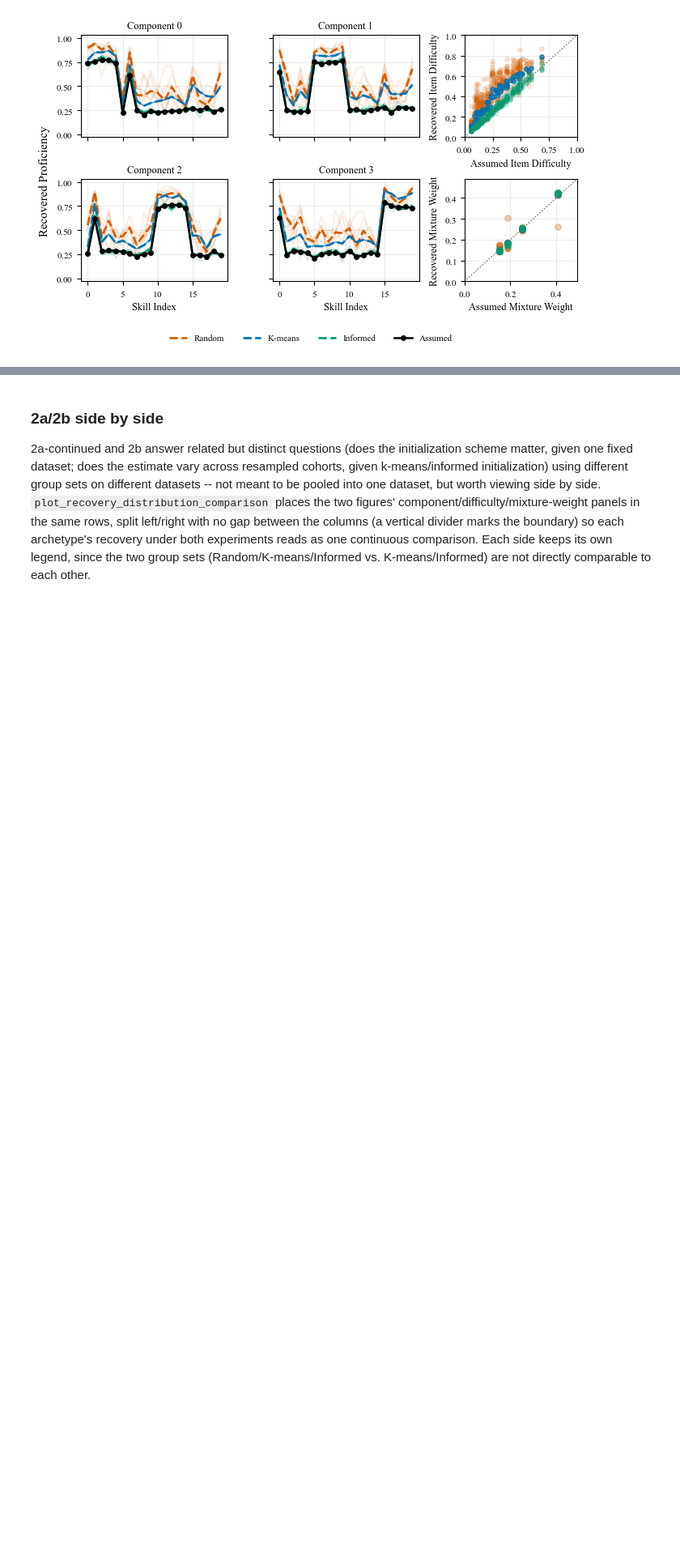
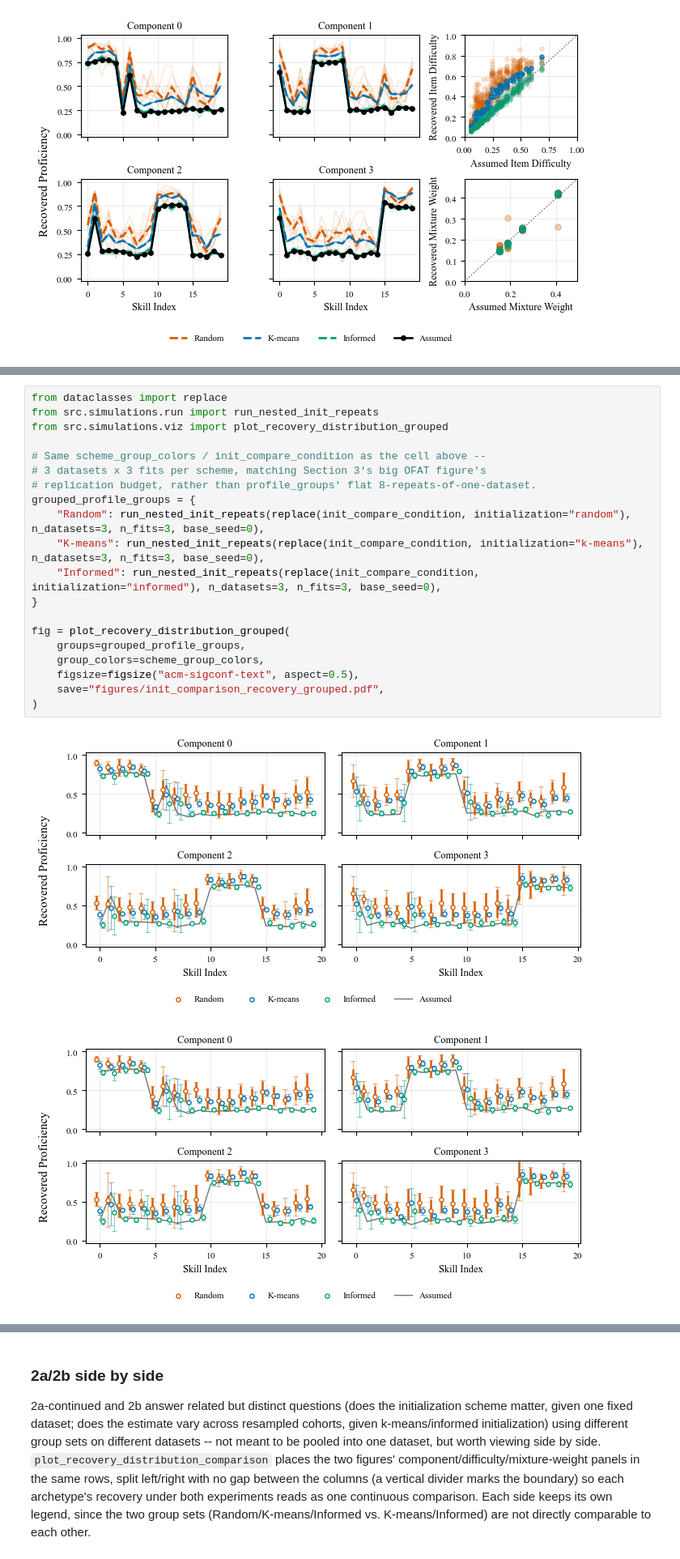
Before and after one commit to lentin26/mixture-of-latent-archetypes, a Jupyter notebook: notebooks/simulation-study.ipynb, the cells around one changed output, grey strips where cells are left out. Shown at 81% size. Cells and saved outputs as stored; diff of their text form; blank space fills up the shorter version.

```diff
--- a/notebooks/simulation-study.ipynb
+++ b/notebooks/simulation-study.ipynb
@@ -256,3 +262,26 @@ pd.DataFrame({
+# %%
+from dataclasses import replace
+from src.simulations.run import run_nested_init_repeats
+from src.simulations.viz import plot_recovery_distribution_grouped
+
+# Same scheme_group_colors / init_compare_condition as the cell above --
+# 3 datasets x 3 fits per scheme, matching Section 3's big OFAT figure's
+# replication budget, rather than profile_groups' flat 8-repeats-of-one-dataset.
+grouped_profile_groups = {
+    "Random": run_nested_init_repeats(replace(init_compare_condition, initialization="random"), n_datasets=3, n_fits=3, base_seed=0),
+    "K-means": run_nested_init_repeats(replace(init_compare_condition, initialization="k-means"), n_datasets=3, n_fits=3, base_seed=0),
+    "Informed": run_nested_init_repeats(replace(init_compare_condition, initialization="informed"), n_datasets=3, n_fits=3, base_seed=0),
+}
+
+fig = plot_recovery_distribution_grouped(
+    groups=grouped_profile_groups,
+    group_colors=scheme_group_colors,
+    figsize=figsize("acm-sigconf-text", aspect=0.5),
+    save="figures/init_comparison_recovery_grouped.pdf",
+)
+# %% [output]
+[figure, added]
+[figure, added]
 # %% [markdown]
 ### 2b. Stability under repeated sampling
 
```
Also changed, not shown: parts of 14 cells of this notebook, 18 other files.
